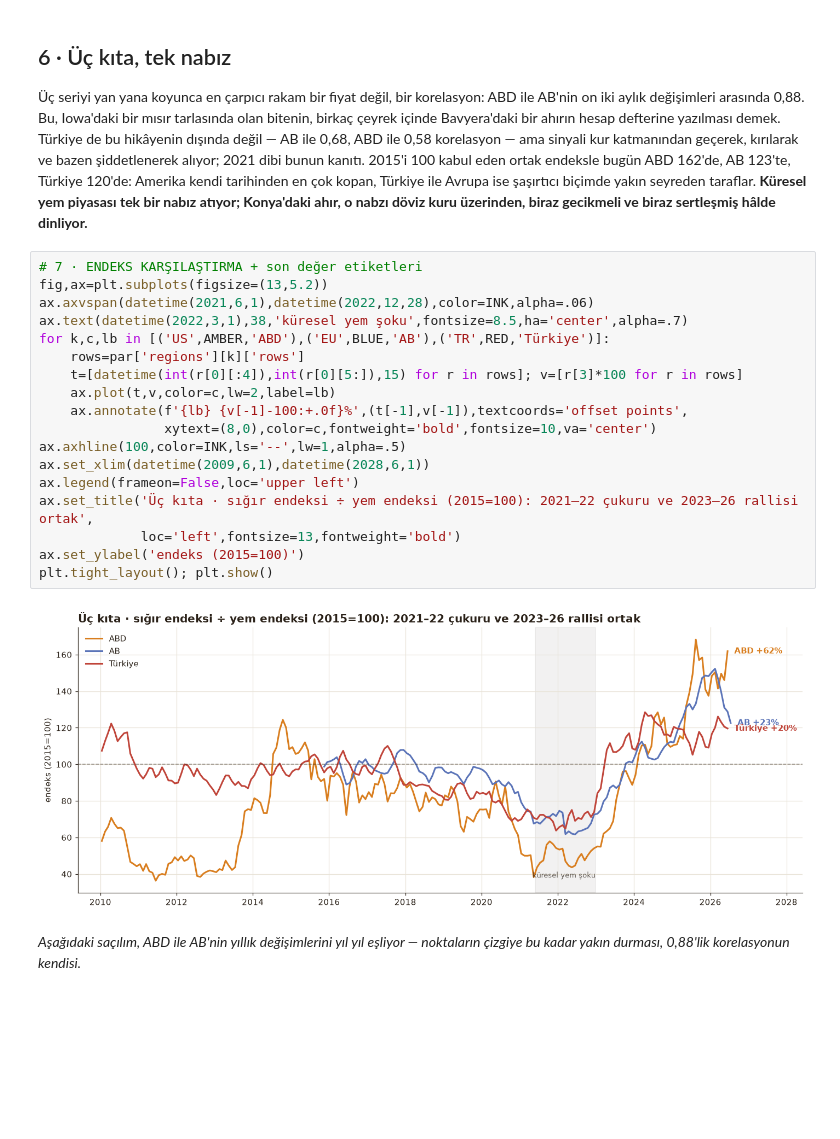
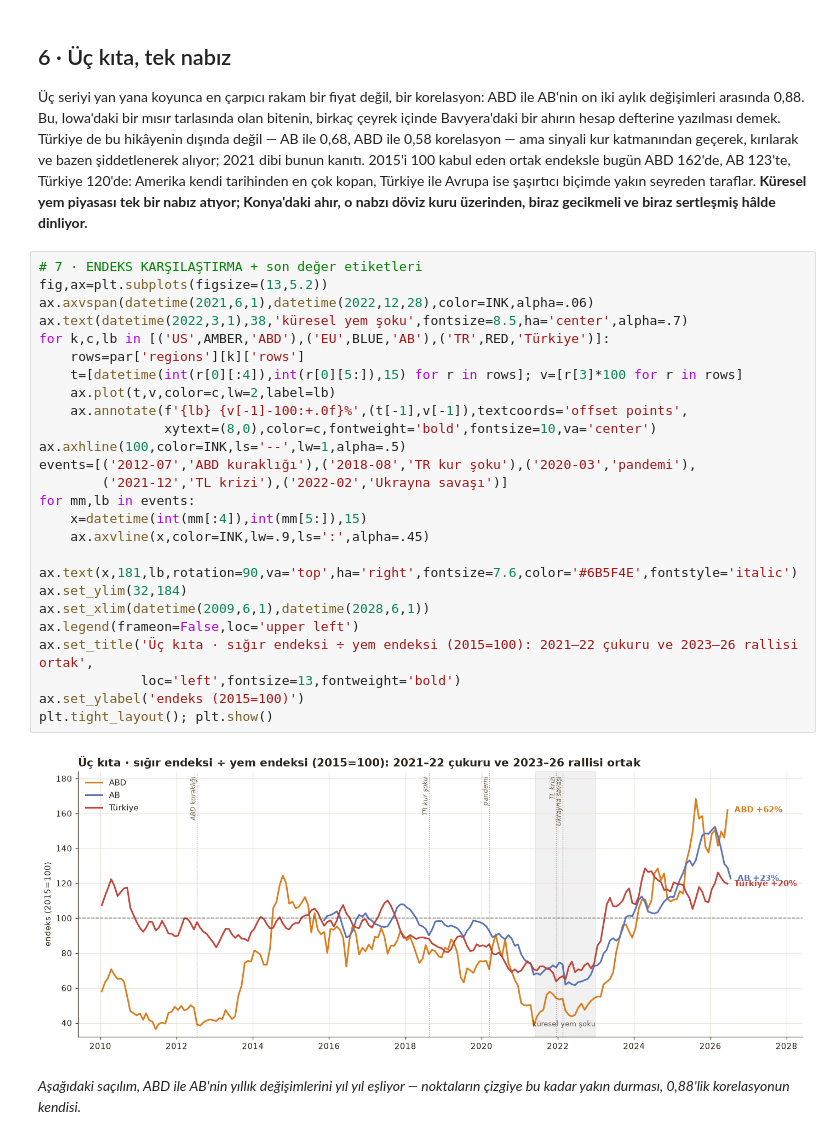
Before and after one commit to namikakmandev/namikakmandev.github.io, a Jupyter notebook: notes/parite-sigir-analiz.ipynb, the cells around one changed output. Cells and saved outputs as stored; diff of their text form; blank space fills up the shorter version.

```diff
--- a/notes/parite-sigir-analiz.ipynb
+++ b/notes/parite-sigir-analiz.ipynb
@@ -249,23 +249,30 @@ plt.tight_layout(); plt.show()
 # %%
 # 7 · ENDEKS KARŞILAŞTIRMA + son değer etiketleri
 fig,ax=plt.subplots(figsize=(13,5.2))
 ax.axvspan(datetime(2021,6,1),datetime(2022,12,28),color=INK,alpha=.06)
 ax.text(datetime(2022,3,1),38,'küresel yem şoku',fontsize=8.5,ha='center',alpha=.7)
 for k,c,lb in [('US',AMBER,'ABD'),('EU',BLUE,'AB'),('TR',RED,'Türkiye')]:
     rows=par['regions'][k]['rows']
     t=[datetime(int(r[0][:4]),int(r[0][5:]),15) for r in rows]; v=[r[3]*100 for r in rows]
     ax.plot(t,v,color=c,lw=2,label=lb)
     ax.annotate(f'{lb} {v[-1]-100:+.0f}%',(t[-1],v[-1]),textcoords='offset points',
                 xytext=(8,0),color=c,fontweight='bold',fontsize=10,va='center')
 ax.axhline(100,color=INK,ls='--',lw=1,alpha=.5)
+events=[('2012-07','ABD kuraklığı'),('2018-08','TR kur şoku'),('2020-03','pandemi'),
+        ('2021-12','TL krizi'),('2022-02','Ukrayna savaşı')]
+for mm,lb in events:
+    x=datetime(int(mm[:4]),int(mm[5:]),15)
+    ax.axvline(x,color=INK,lw=.9,ls=':',alpha=.45)
+    ax.text(x,181,lb,rotation=90,va='top',ha='right',fontsize=7.6,color='#6B5F4E',fontstyle='italic')
+ax.set_ylim(32,184)
 ax.set_xlim(datetime(2009,6,1),datetime(2028,6,1))
 ax.legend(frameon=False,loc='upper left')
 ax.set_title('Üç kıta · sığır endeksi ÷ yem endeksi (2015=100): 2021–22 çukuru ve 2023–26 rallisi ortak',
              loc='left',fontsize=13,fontweight='bold')
 ax.set_ylabel('endeks (2015=100)')
 plt.tight_layout(); plt.show()
 # %% [output]
-[figure, old version]
+[figure, new version]
 # %% [markdown]
 *Aşağıdaki saçılım, ABD ile AB'nin yıllık değişimlerini yıl yıl eşliyor — noktaların çizgiye bu kadar yakın durması, 0,88'lik korelasyonun kendisi.*
 # %%
```
Also changed, not shown: parts of 4 cells of this notebook, 1 other file.
